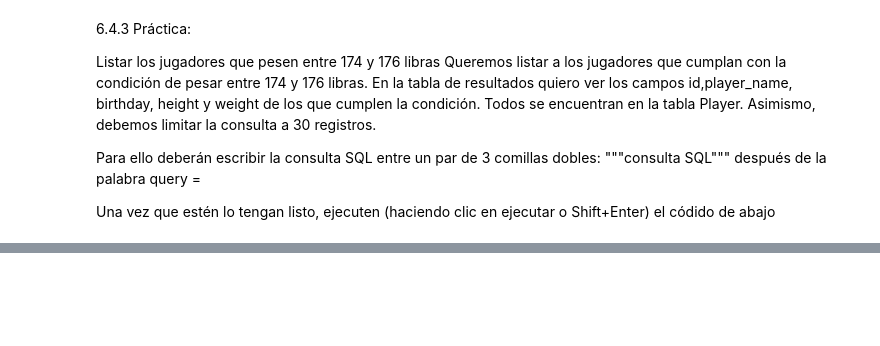
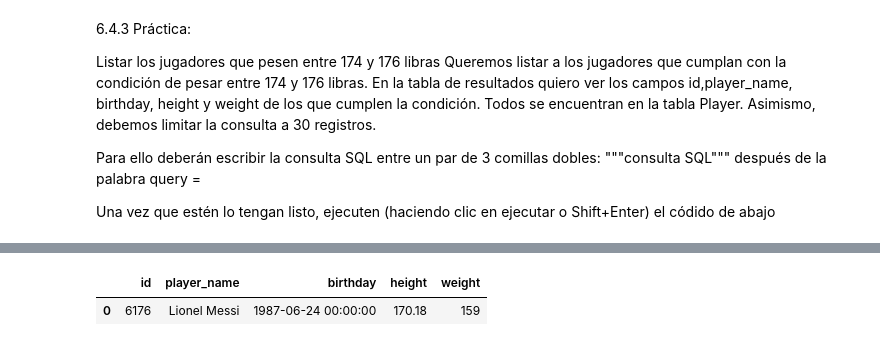
Before and after one commit to miemguri/Talentotech2024, a Jupyter notebook: 4TallerSQL.ipynb, the cells around one changed output, grey strips where cells are left out. Drawn from its saved outputs; the diff is of its cells as text; code cells hidden in the pictures; blank space fills up the shorter version.

```diff
--- a/4TallerSQL.ipynb
+++ b/4TallerSQL.ipynb
@@ -963,0 +976,8 @@ players_weight
+# %%
+query = """ SELECT id, player_name, birthday, height, weight
+            FROM player WHERE player_name LIKE "%Messi%"; """
+player_messi = pd.read_sql(query, conn)
+player_messi
+# %% [output]
+|  | id | player_name | birthday | height | weight |
+| 0 | 6176 | Lionel Messi | 1987-06-24 00:00:00 | 170.18 | 159 |
```
Also changed, not shown: parts of 2 cells of this notebook.
